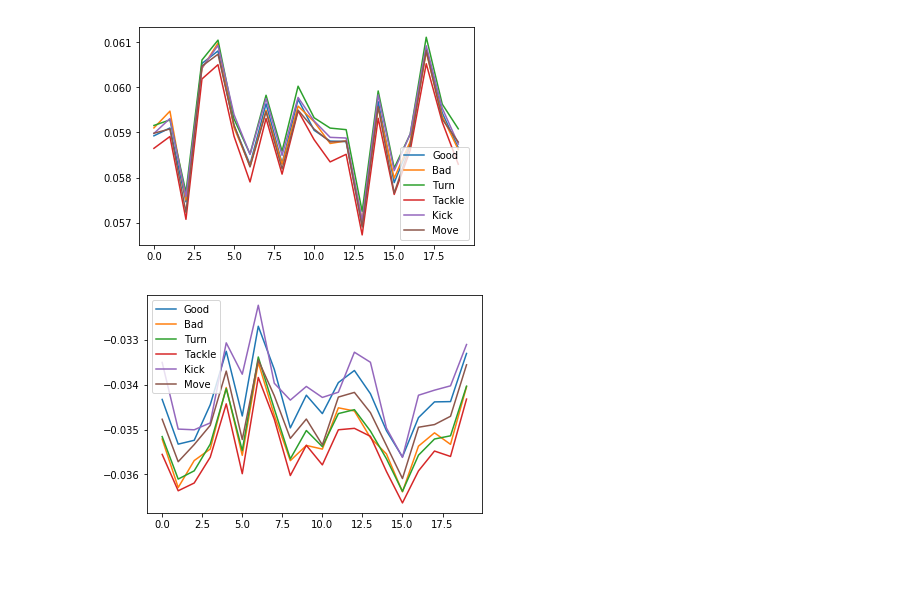
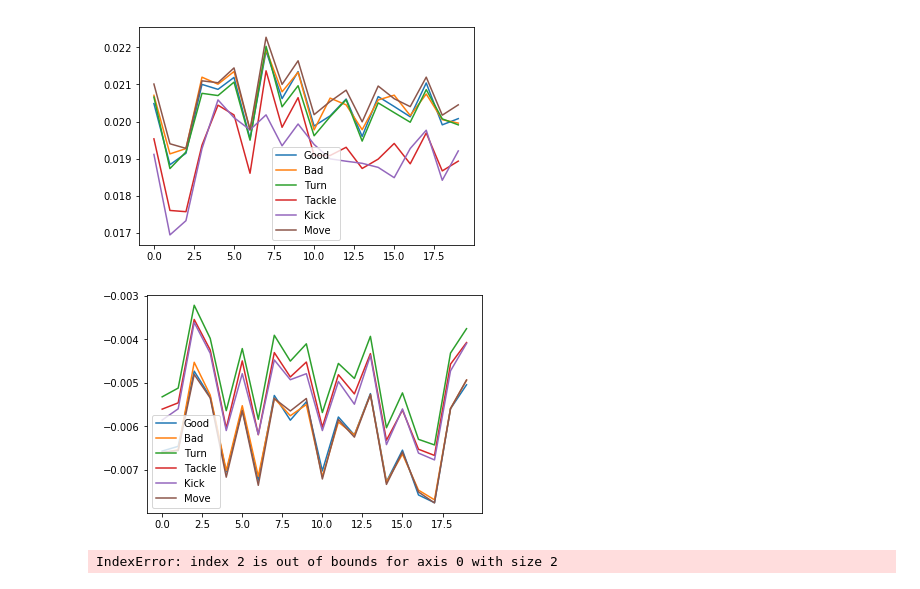
Before and after one commit to suraj-nair-1/DDPG, a Jupyter notebook: MADDPG_Metrics.ipynb, the cells around one changed output. Drawn from its saved outputs; the diff is of its cells as text; code cells hidden in the pictures.

```diff
--- a/MADDPG_Metrics.ipynb
+++ b/MADDPG_Metrics.ipynb
@@ -5,7 +5,7 @@ from scipy import signal
 import h5py
 %matplotlib inline
 # %%
-f = h5py.File("logging/logs4.txt", 'r', libver='latest', swmr=True)
+f = h5py.File("logging/logs8.txt", 'r', libver='latest', swmr=True)
 #f = h5py.File("/Users/anshulramachandran/Documents/Research/yisong/logging/logs2.txt", 'r', libver='latest', swmr=True)
 move_q =  f['statistics']["ep_move_q"][:]
 kick_q =  f['statistics']["ep_kick_q"][:]
@@ -79,17 +113,19 @@ plot_dual(bad_q, numdone, "Bad Q", "Bad Q (No Goalie)")
 # %%
 skip = numdone - 20
 for p in [0,1]:
-    plt.plot(good_q[p, skip: numdone], linestyle="-", marker="", label = "Good")
-    plt.plot(bad_q[p, skip: numdone], linestyle="-", marker="", label = "Bad")
-    plt.plot(turn_q[p, skip: numdone], linestyle="-", marker="", label = "Turn")
-    plt.plot(tackle_q[p, skip: numdone], linestyle="-", marker="", label = "Tackle")
-    plt.plot(kick_q[p, skip: numdone], linestyle="-", marker="", label = "Kick")
-    plt.plot(move_q[p, skip:numdone], linestyle="-", marker="", label = "Move")
-#     plt.plot([0]*numdone, linestyle=":")
+    for o in [0,1]:
+        plt.plot(good_q[p*2 + o, skip: numdone], linestyle="-", marker="", label = "Good")
+        plt.plot(bad_q[p*2 + o, skip: numdone], linestyle="-", marker="", label = "Bad")
+        plt.plot(turn_q[p*2 + o, skip: numdone], linestyle="-", marker="", label = "Turn")
+        plt.plot(tackle_q[p*2 + o, skip: numdone], linestyle="-", marker="", label = "Tackle")
+        plt.plot(kick_q[p*2 + o, skip: numdone], linestyle="-", marker="", label = "Kick")
+        plt.plot(move_q[p*2 + o, skip:numdone], linestyle="-", marker="", label = "Move")
+    #     plt.plot([0]*numdone, linestyle=":")
 
-    plt.legend()
-    plt.plot()
-    plt.show()
+        plt.legend()
+        plt.plot()
+        plt.show()
 # %% [output]
-[figure, old version]
+[figure, new version]
-[figure, old version]
+[figure, new version]
+IndexError: index 2 is out of bounds for axis 0 with size 2
```
Also changed, not shown: parts of 7 cells of this notebook, 5 other files.
